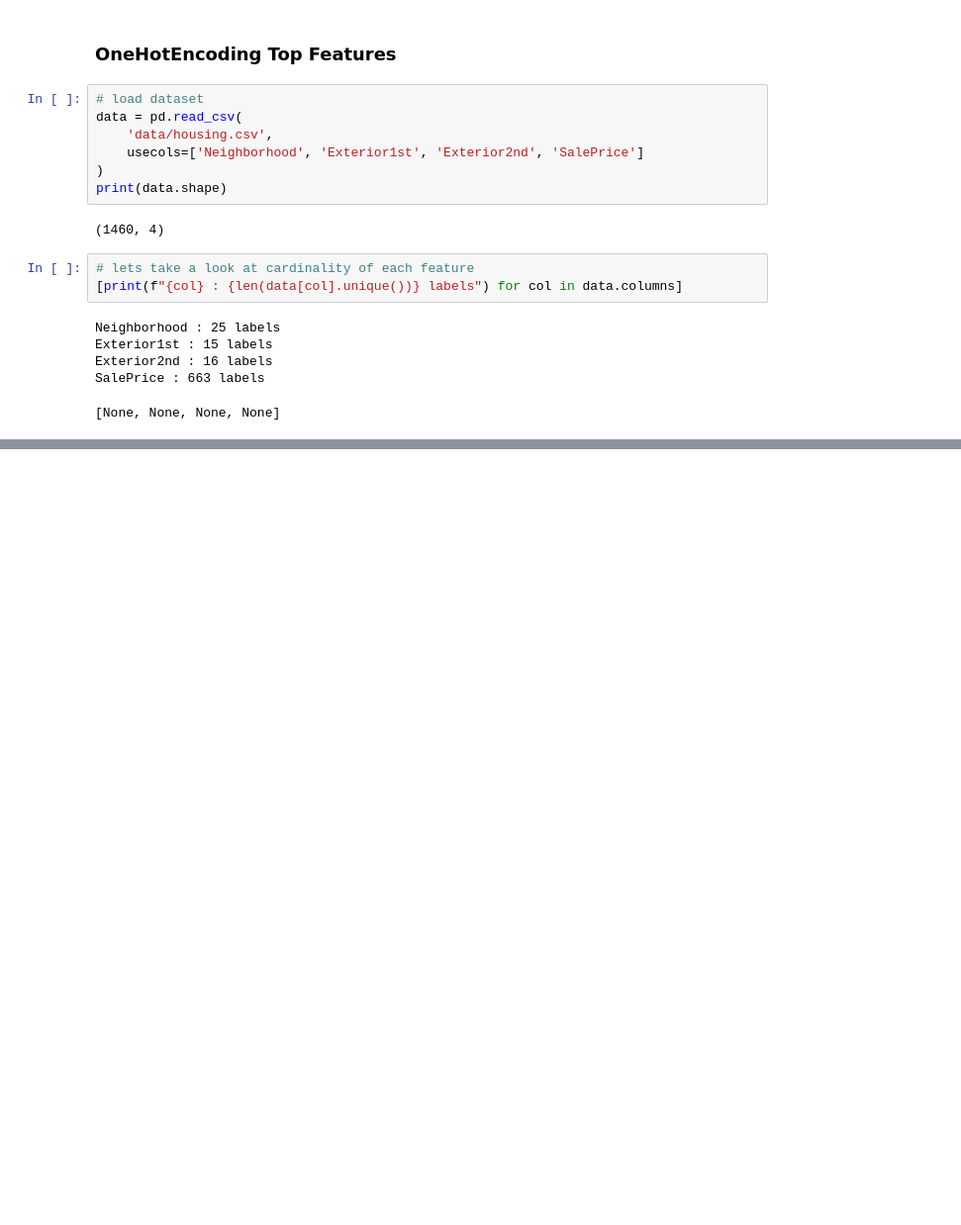
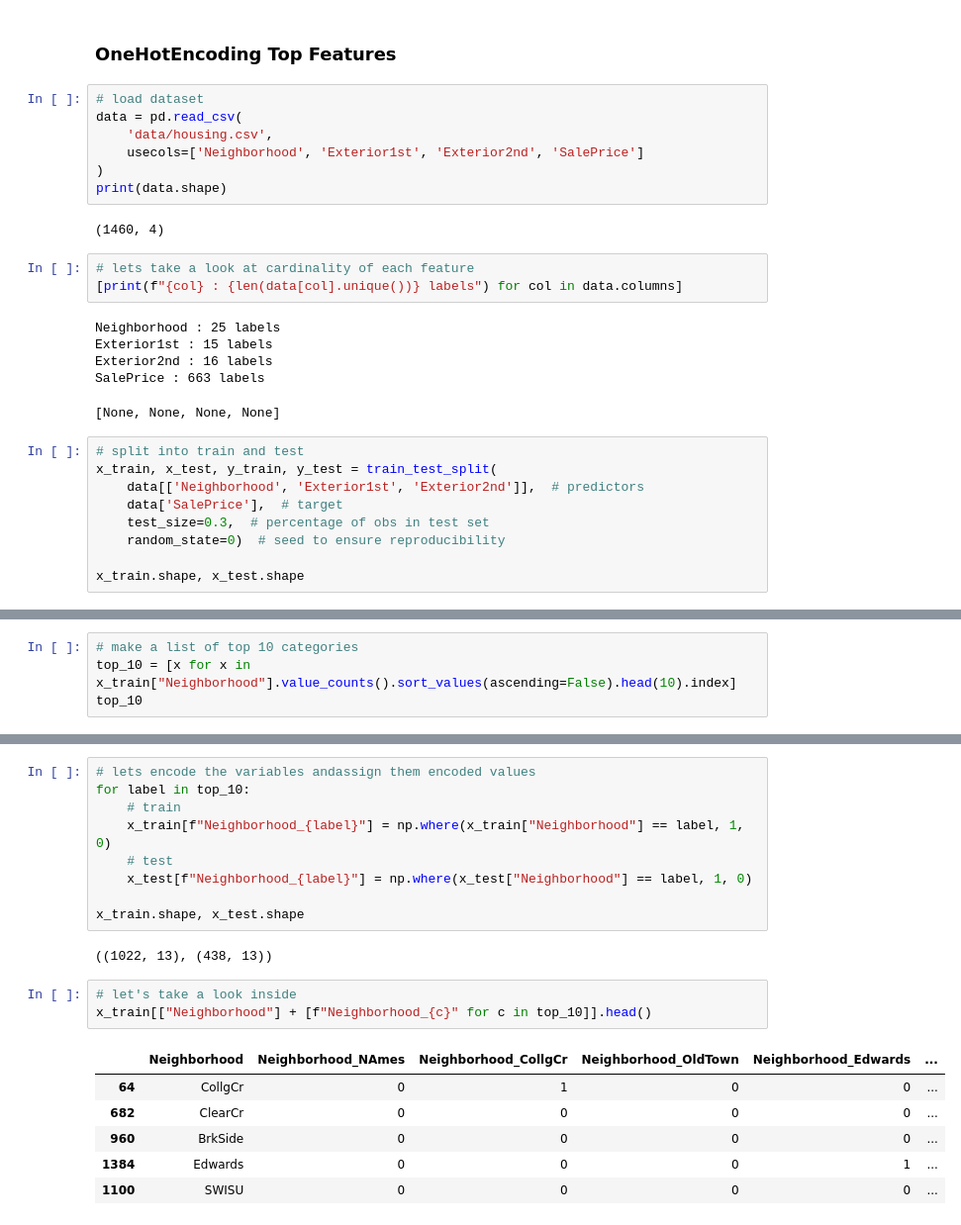
Before and after one commit to KarthikKothareddy/FeatureEngineering, a Jupyter notebook: categorical_variable_encoding.ipynb, the cells around one changed output, grey strips where cells are left out. Shown: that part at 99% size. Cells and saved outputs as stored; diff of their text form; blank space fills up the shorter version.

```diff
--- a/categorical_variable_encoding.ipynb
+++ b/categorical_variable_encoding.ipynb
@@ -313,3 +313,12 @@ Exterior1st : 15 labels
 Exterior2nd : 16 labels
 SalePrice : 663 labels
 [None, None, None, None]
+# %%
+# split into train and test
+x_train, x_test, y_train, y_test = train_test_split(
+    data[['Neighborhood', 'Exterior1st', 'Exterior2nd']],  # predictors
+    data['SalePrice'],  # target
+    test_size=0.3,  # percentage of obs in test set
+    random_state=0)  # seed to ensure reproducibility
+
+x_train.shape, x_test.shape
@@ -315,0 +347,4 @@ SalePrice : 663 labels
+# %%
+# make a list of top 10 categories
+top_10 = [x for x in x_train["Neighborhood"].value_counts().sort_values(ascending=False).head(10).index]
+top_10
@@ -315,0 +362,21 @@ SalePrice : 663 labels
+# %%
+# lets encode the variables andassign them encoded values
+for label in top_10:
+    # train
+    x_train[f"Neighborhood_{label}"] = np.where(x_train["Neighborhood"] == label, 1, 0)
+    # test
+    x_test[f"Neighborhood_{label}"] = np.where(x_test["Neighborhood"] == label, 1, 0)
+
+x_train.shape, x_test.shape
+# %% [output]
+((1022, 13), (438, 13))
+# %%
+# let's take a look inside
+x_train[["Neighborhood"] + [f"Neighborhood_{c}" for c in top_10]].head()
+# %% [output]
+|  | Neighborhood | Neighborhood_NAmes | Neighborhood_CollgCr | Neighborhood_OldTown | Neighborhood_Edwards | ... |
+| 64 | CollgCr | 0 | 1 | 0 | 0 | ... |
+| 682 | ClearCr | 0 | 0 | 0 | 0 | ... |
+| 960 | BrkSide | 0 | 0 | 0 | 0 | ... |
+| 1384 | Edwards | 0 | 0 | 0 | 1 | ... |
+| 1100 | SWISU | 0 | 0 | 0 | 0 | ... |
```
Also changed, not shown: parts of 8 cells of this notebook.
